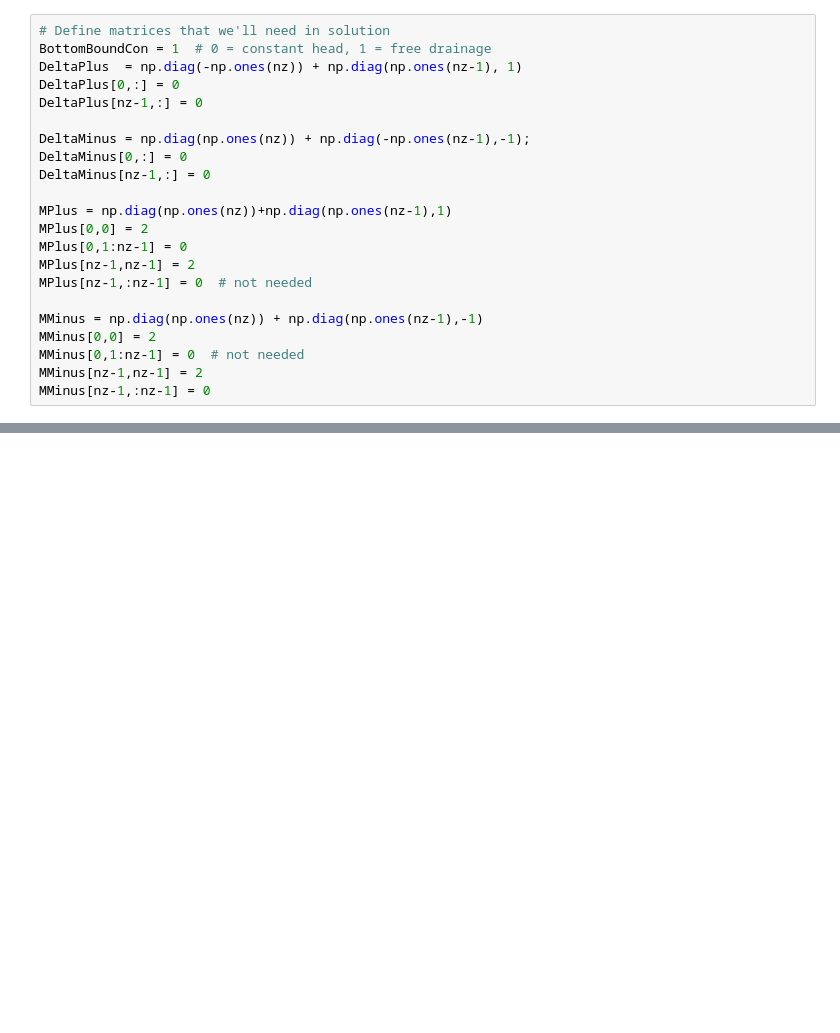
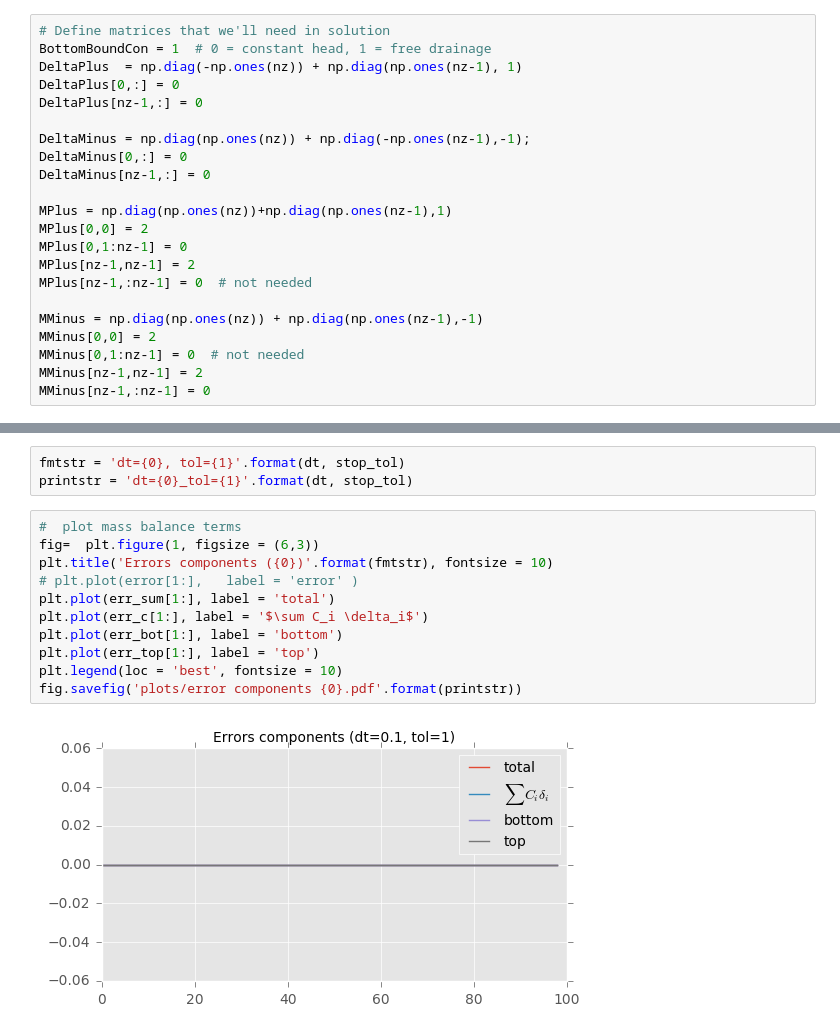
Before and after one commit to octavia-crompton/SWE, a Jupyter notebook: richards/Richards picard - fluxes.ipynb, the cells around one changed output, grey strips where cells are left out. Cells and saved outputs as stored; diff of their text form; blank space fills up the shorter version.

```diff
--- a/richards/Richards picard - fluxes.ipynb
+++ b/richards/Richards picard - fluxes.ipynb
@@ -250,0 +258,16 @@ newmass = (THETA[:, 1:] - THETA[:, :-1]).sum(0)   #  change in mass
+# %%
+fmtstr = 'dt={0}, tol={1}'.format(dt, stop_tol)
+printstr = 'dt={0}_tol={1}'.format(dt, stop_tol)
+# %%
+#  plot mass balance terms
+fig=  plt.figure(1, figsize = (6,3))
+plt.title('Errors components ({0})'.format(fmtstr), fontsize = 10)
+# plt.plot(error[1:],   label = 'error' )
+plt.plot(err_sum[1:], label = 'total')
+plt.plot(err_c[1:], label = '$\sum C_i \delta_i$')
+plt.plot(err_bot[1:], label = 'bottom')
+plt.plot(err_top[1:], label = 'top')
+plt.legend(loc = 'best', fontsize = 10)
+fig.savefig('plots/error components {0}.pdf'.format(printstr))
+# %% [output]
+[figure, added]
```
Also changed, not shown: parts of 20 cells of this notebook, 54 other files.
